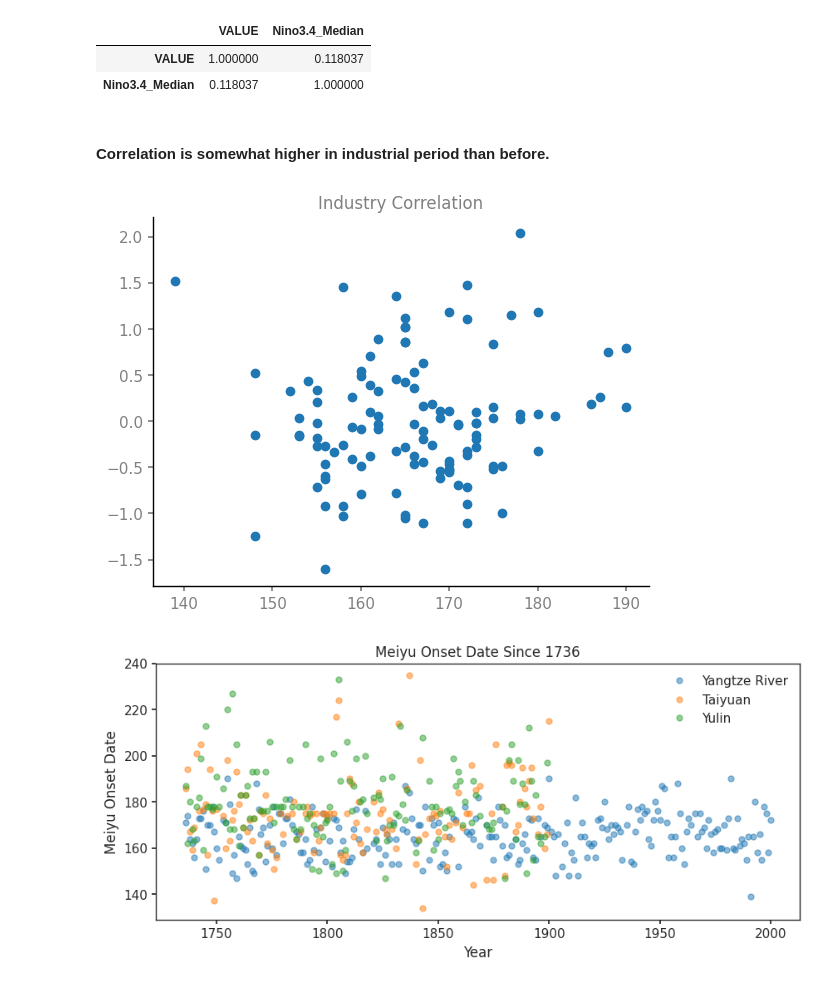
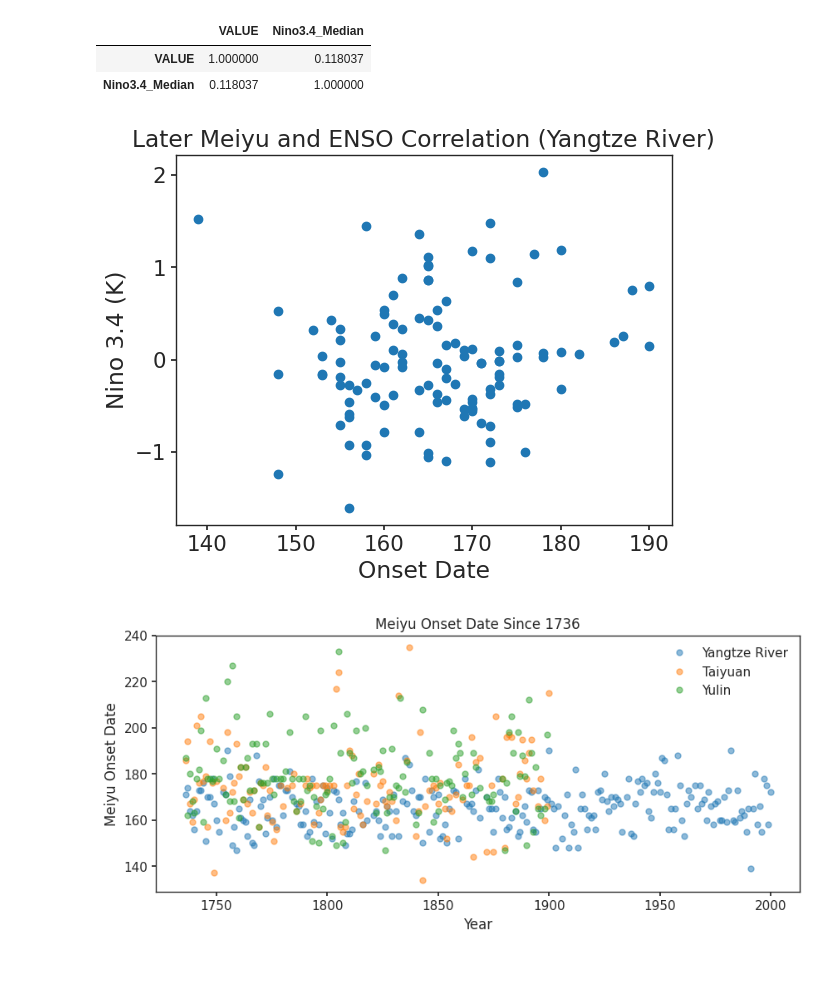
Before and after one commit to AlbusShang/Meiyu-datasets, a Jupyter notebook: Meiyu_data_and_others.ipynb, the cells around one changed output. Cells and saved outputs as stored; diff of their text form; code cells hidden in the pictures.

```diff
--- a/Meiyu_data_and_others.ipynb
+++ b/Meiyu_data_and_others.ipynb
@@ -209,15 +185,15 @@ newDF.corr()
 |  | VALUE | Nino3.4_Median |
 | VALUE | 1.000000 | 0.118037 |
 | Nino3.4_Median | 0.118037 | 1.000000 |
-# %% [markdown]
-#### Correlation is somewhat higher in industrial period than before.
 # %%
-plt.scatter(df1_new['VALUE'],nino34_med_df_new['ens.0'])
-plt.title('Industry Correlation')
-plt.savefig(Meiyu_path/'1880-2000 correlation.png')
-# roughly two paths,perhaps by other factors?
+with sns.axes_style("ticks"):
+  plt.scatter(df1_new['VALUE'],nino34_med_df_new['ens.0'])
+  plt.title('Later Meiyu and ENSO Correlation (Yangtze River)')
+  plt.xlabel('Onset Date')
+  plt.ylabel('Nino 3.4 (K)')
+  plt.savefig(Meiyu_path/'1880-2000 correlation-Yangtze.png')
 # %% [output]
-[figure, old version]
+[figure, new version]
 # %%
 with sns.axes_style("ticks"):
   plt.figure(figsize=(10,4))
```
Also changed, not shown: parts of 21 cells of this notebook.
